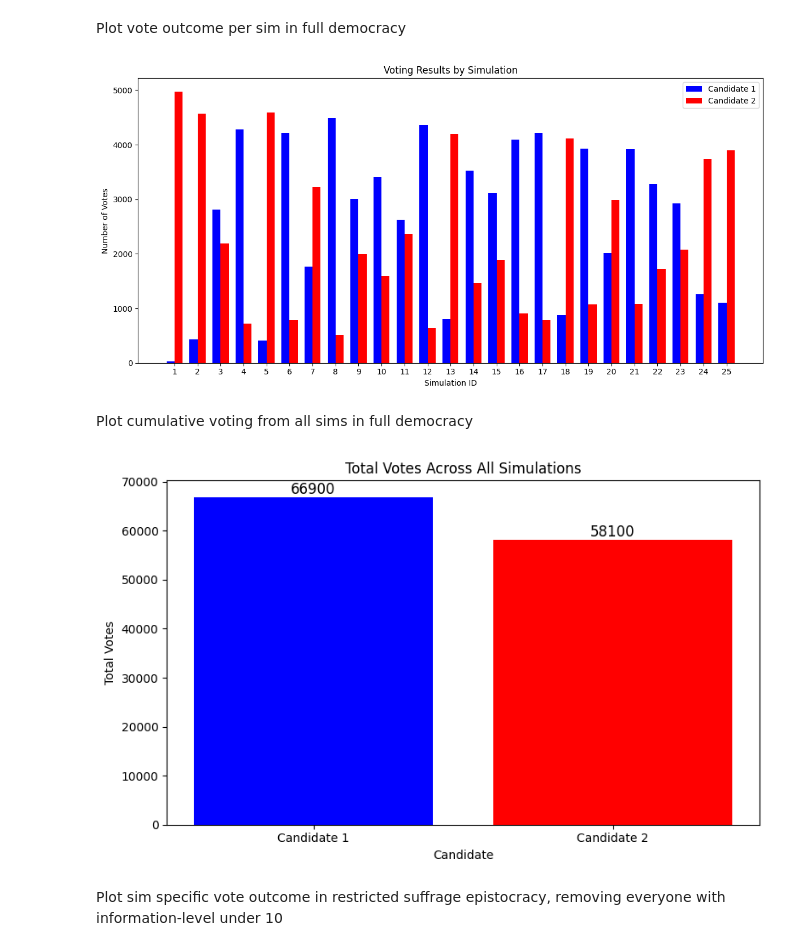
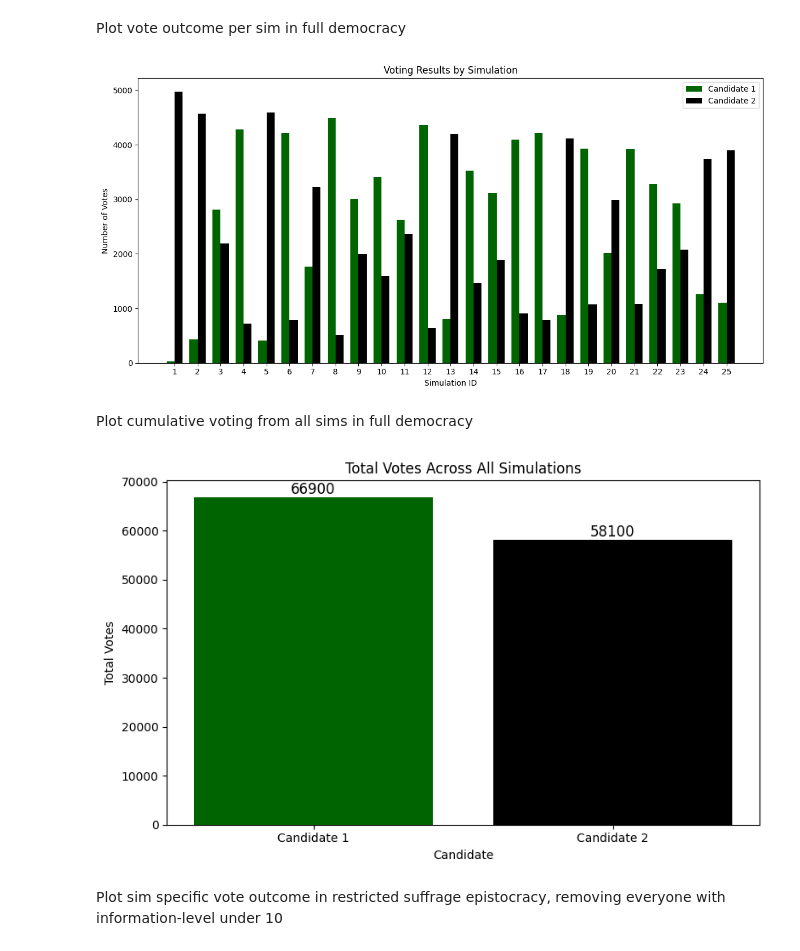
Before and after one commit to HugoMartinus499/Bachelor-project, a Jupyter notebook: Data_analysis.ipynb, the cells around one changed output. Saved outputs shown, nothing was run; the diff lists cells and outputs as text; code cells hidden in the pictures.

Commit message:
changed colors to have no party affiliations

```diff
--- a/Data_analysis.ipynb
+++ b/Data_analysis.ipynb
@@ -82,10 +82,10 @@ x_indices = np.arange(len(simulations))
 plt.figure(figsize=(12, 6))
 
 # Bars for Candidate 1
-plt.bar(x_indices - bar_width/2, candidate_1_votes, width=bar_width, label='Candidate 1', color='blue')
+plt.bar(x_indices - bar_width/2, candidate_1_votes, width=bar_width, label='Candidate 1', color='darkgreen')
 
 # Bars for Candidate 2
-plt.bar(x_indices + bar_width/2, candidate_2_votes, width=bar_width, label='Candidate 2', color='red')
+plt.bar(x_indices + bar_width/2, candidate_2_votes, width=bar_width, label='Candidate 2', color='black')
 
 # Customize plot
 plt.xlabel('Simulation ID')
@@ -98,7 +98,7 @@ plt.tight_layout()
 # Show the plot
 plt.show()
 # %% [output]
-[figure, old version]
+[figure, new version]
 # %% [markdown]
 Plot cumulative voting from all sims in full democracy
 # %%
@@ -113,35 +113,35 @@ total_votes.index = ['Candidate 1', 'Candidate 2']
 # Step 2: Prepare data for plotting
 candidates = total_votes.index
 votes = total_votes.values
 
 # Step 3: Plot with Matplotlib
 plt.figure(figsize=(8, 5))
 
 # Bars for each candidate
-bars = plt.bar(candidates, votes, color=['blue', 'red'])
+bars = plt.bar(candidates, votes, color=['darkgreen', 'black'])
 
 # Add labels on top of each bar
 for bar, vote_count in zip(bars, votes):
     plt.text(
         bar.get_x() + bar.get_width() / 2,  # Center the text horizontally
         bar.get_height(),                  # Position it at the top of the bar
         f'{vote_count}',                   # The vote count as the label
         ha='center',                       # Center align the text
         va='bottom',                       # Align text just above the bar
         fontsize=12,                       # Font size for visibility
         color='black'                      # Text color
     )
 
 # Customize plot
 plt.xlabel('Candidate')
 plt.ylabel('Total Votes')
 plt.title('Total Votes Across All Simulations')
 plt.tight_layout()
 
 # Show the plot
 plt.show()
 # %% [output]
-[figure, old version]
+[figure, new version]
 # %% [markdown]
 Plot sim specific vote outcome in restricted suffrage epistocracy, removing everyone with information-level under 10
 # %%
```
Also changed, not shown: parts of 4 cells of this notebook.
